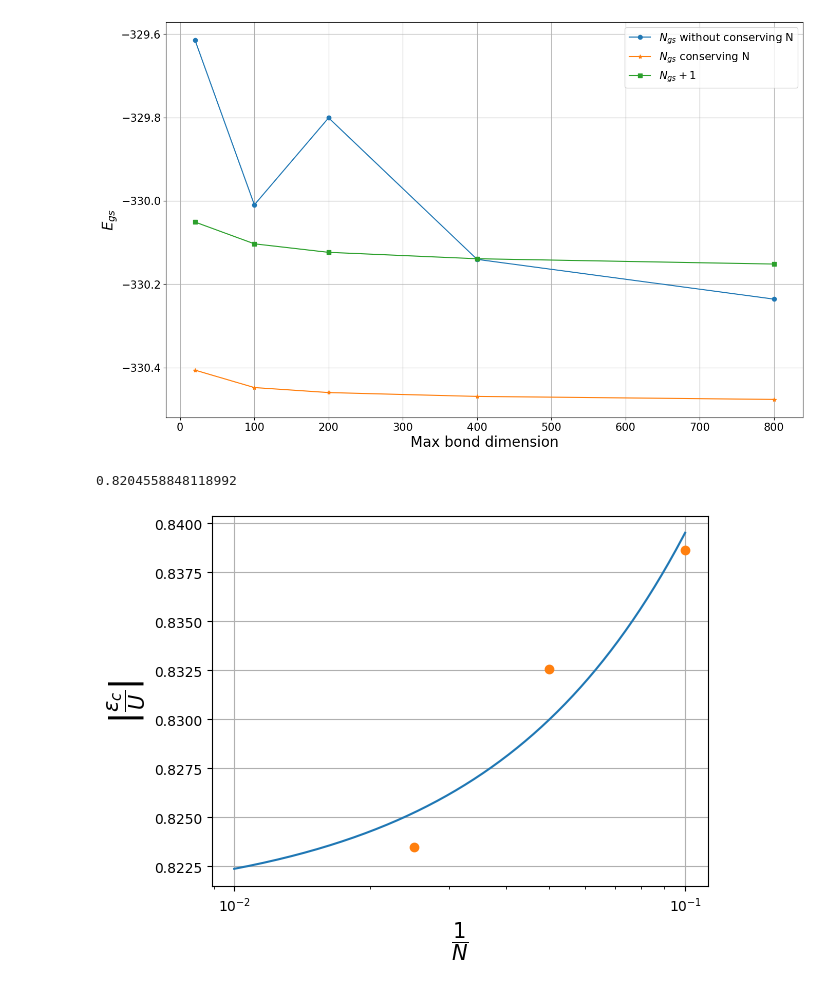
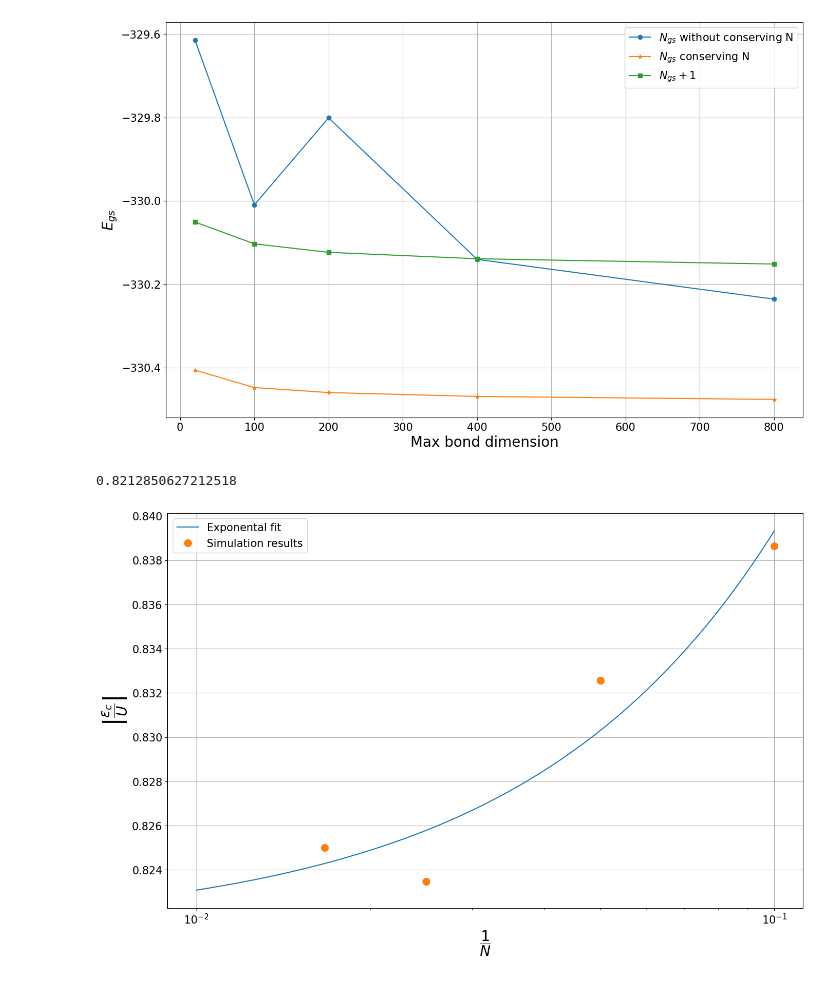
Before and after one commit to LuanSouzaSilva/IC_Chemical_Potential, a Jupyter notebook: IC_Chemical_Potential/Plota_Dados.ipynb, the cells around one changed output. Cells and saved outputs as stored; diff of their text form; code cells hidden in the pictures.

```diff
--- a/IC_Chemical_Potential/Plota_Dados.ipynb
+++ b/IC_Chemical_Potential/Plota_Dados.ipynb
@@ -37,7 +37,7 @@ plt.show()
 # %% [output]
 [figure]
 # %%
-Ns = [10, 20, 40]
+Ns = [10, 20, 40, 60]
 u = 10
 
 
@@ -59,41 +59,47 @@ for j in range(len(Ns)):
     for i in range(len(onsite)-1):
         aux = []
 
         aux.append(y[i])
         aux.append(y[i+1])
         if np.abs(aux[1]-aux[0])/u > 0.2:
             #print(y[i], '   ', y[i+1])
             #print((onsite[i+1]+onsite[i])/2)
             #print(Ns[j])
             aux1.append((onsite[i+1]+onsite[i])/2)
     aux2.append(max(aux1))
 
 def Ajuste(x, a, b, c):
     return a + b*np.exp(c*x)
 
 edc = np.array(aux2)
 N_ = np.array(Ns)
 
 params, cov = curve_fit(Ajuste, 1/N_, np.abs(edc)/u, p0 = [0.8, 1, 1])
 
 print(params[0]+params[1])
 
 x_ = np.arange(0.01, 0.1, 0.0001)
 
-plt.plot(x_, params[0] + params[1]*np.exp(params[2]*x_))
-plt.semilogx(1/N_, np.abs(edc)/u, 'o')
-plt.xlabel(r'$\dfrac{1}{N}$', fontsize = 15)
-plt.ylabel(r'$\left|\dfrac{\epsilon_c}{U}\right|$', fontsize = 15)
-plt.tick_params(labelsize = 10)
+fig = plt.figure(figsize = (16, 10))
+
+plt.plot(x_, params[0] + params[1]*np.exp(params[2]*x_), label = r'Exponental fit')
+plt.semilogx(1/N_, np.abs(edc)/u, 'o', markersize = 10, label = r'Simulation results')
+plt.xlabel(r'$\dfrac{1}{N}$', fontsize = 20)
+plt.ylabel(r'$\left|\dfrac{\epsilon_c}{U}\right|$', fontsize = 20)
+plt.tick_params(labelsize = 15)
 
 plt.grid(visible = True)
 
-plt.tight_layout
+plt.legend(fontsize = 15)
+
+#plt.tight_layout
+
+plt.savefig(save_path + r'exp_fit.png', format = 'png')
 
 plt.show()
 # %% [output]
-0.8204558848118992
+0.8212850627212518
-[figure, old version]
+[figure, new version]
 # %%
 onsite_ren = 1/2 + onsite/10
 
```
Also changed, not shown: parts of 2 cells of this notebook, 2 other files.
